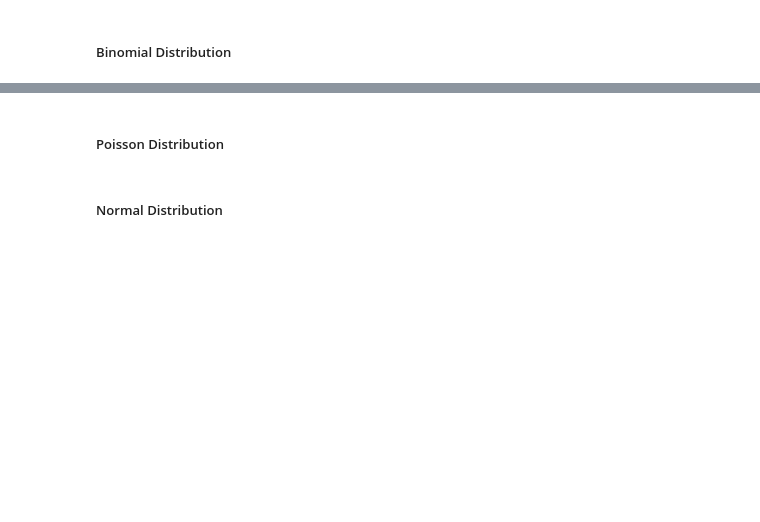
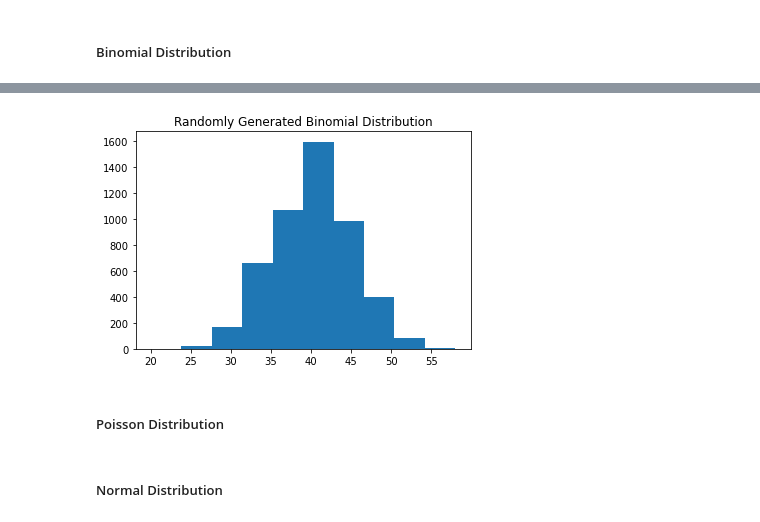
Before and after one commit to ManasviMalepati/StatisticsWorkbook, a Jupyter notebook: StatisticsWorkbook.ipynb, the cells around one changed output, grey strips where cells are left out. Drawn from its saved outputs; the diff is of its cells as text; code cells hidden in the pictures; blank space fills up the shorter version.

```diff
--- a/StatisticsWorkbook.ipynb
+++ b/StatisticsWorkbook.ipynb
@@ -128,3 +145,10 @@ plt.show()
+# %%
+random_variables = stats.binom.rvs(100, .4, size=5000)
+plt.hist(random_variables)
+plt.title("Randomly Generated Binomial Distribution")
+plt.show()
+# %% [output]
+[figure, added]
 # %% [markdown]
 ##### Poisson Distribution
 # %% [markdown]
```
Also changed, not shown: parts of 33 cells of this notebook.
